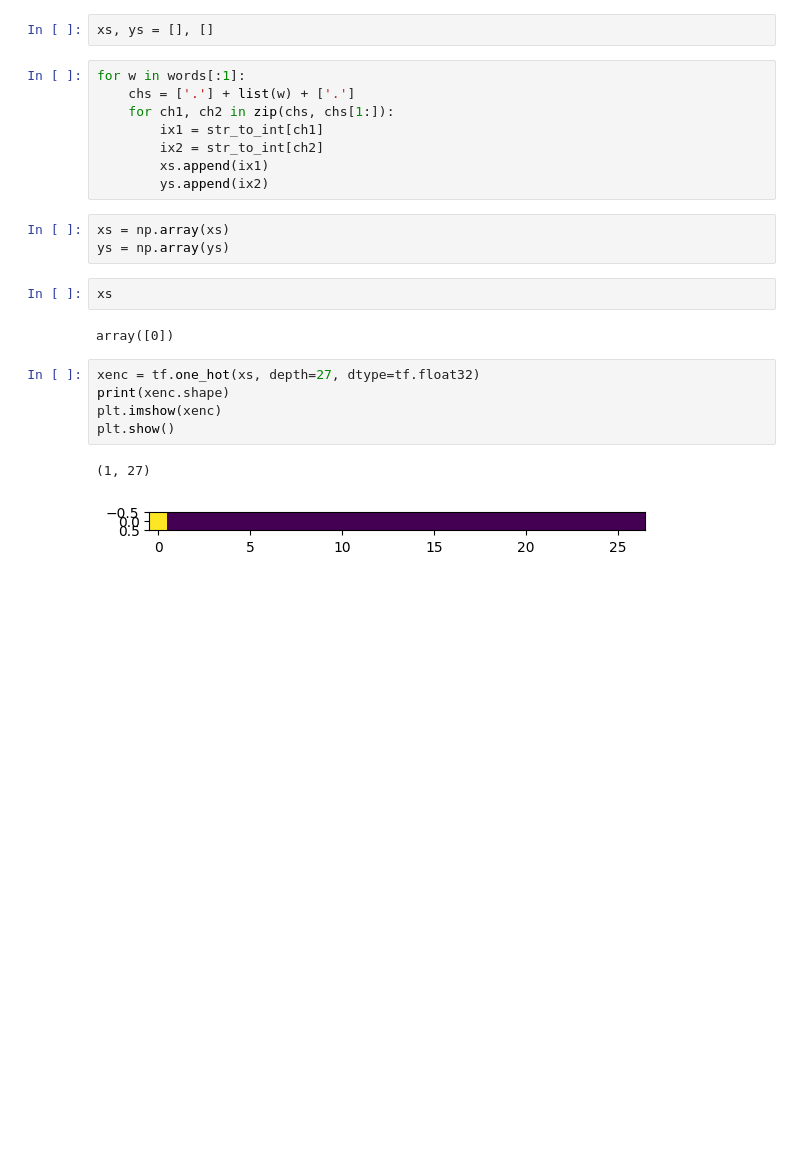
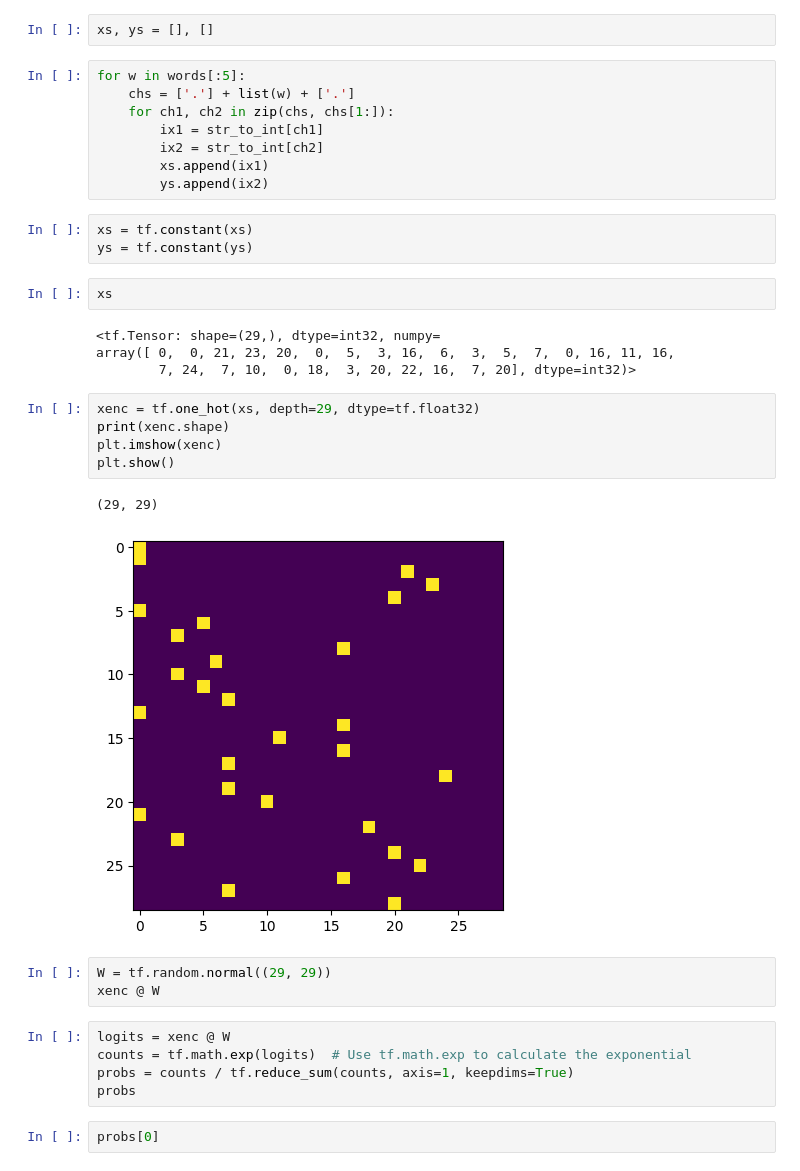
Before and after one commit to Mwauracollins/holy-gpt, a Jupyter notebook: src/bigram/bigram.ipynb, the cells around one changed output. Cells and saved outputs as stored; diff of their text form; blank space fills up the shorter version.

```diff
--- a/src/bigram/bigram.ipynb
+++ b/src/bigram/bigram.ipynb
@@ -213,7 +232,7 @@ nll=258690.68919891864
 # %%
 xs, ys = [], []
 # %%
-for w in words[:1]:
+for w in words[:5]:
     chs = ['.'] + list(w) + ['.']
     for ch1, ch2 in zip(chs, chs[1:]):
         ix1 = str_to_int[ch1]
@@ -221,17 +240,29 @@ for w in words[:1]:
         xs.append(ix1)
         ys.append(ix2)
 # %%
-xs = np.array(xs)
-ys = np.array(ys)
+xs = tf.constant(xs)
+ys = tf.constant(ys)
 # %%
 xs
 # %% [output]
-array([0])
+<tf.Tensor: shape=(29,), dtype=int32, numpy=
+array([ 0,  0, 21, 23, 20,  0,  5,  3, 16,  6,  3,  5,  7,  0, 16, 11, 16,
+        7, 24,  7, 10,  0, 18,  3, 20, 22, 16,  7, 20], dtype=int32)>
 # %%
-xenc = tf.one_hot(xs, depth=27, dtype=tf.float32)
+xenc = tf.one_hot(xs, depth=29, dtype=tf.float32)
 print(xenc.shape)
 plt.imshow(xenc)
 plt.show()
 # %% [output]
-(1, 27)
+(29, 29)
-[figure, old version]
+[figure, new version]
+# %%
+W = tf.random.normal((29, 29))
+xenc @ W
+# %%
+logits = xenc @ W
+counts = tf.math.exp(logits)  # Use tf.math.exp to calculate the exponential
+probs = counts / tf.reduce_sum(counts, axis=1, keepdims=True)
+probs
+# %%
+probs[0]
```
Also changed, not shown: parts of 10 cells of this notebook.
